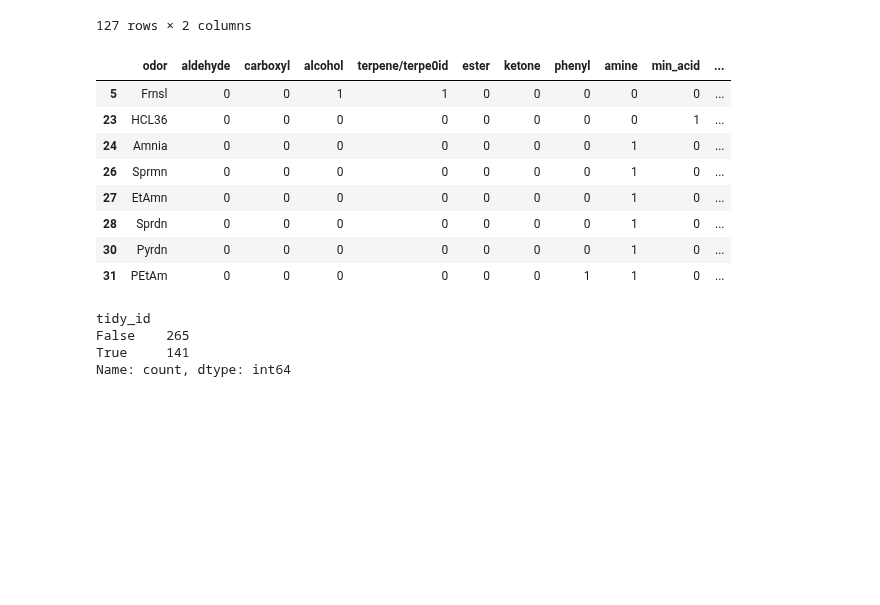
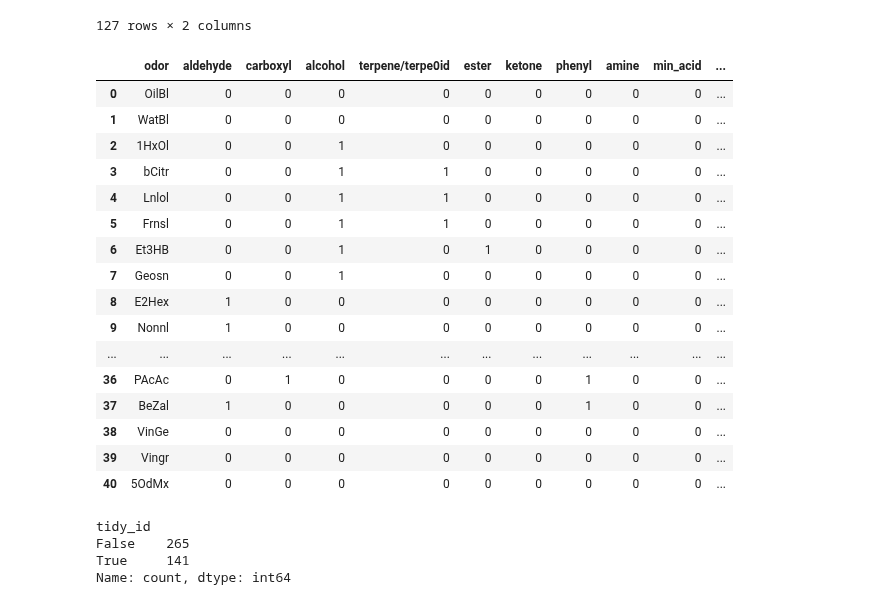
Before and after one commit to YijieYin/connectome_data_prep, a Jupyter notebook: frechter_2019_dataprep.ipynb, the cells around one changed output. Drawn from its saved outputs; the diff is of its cells as text; code cells hidden in the pictures; blank space fills up the shorter version.

```diff
--- a/frechter_2019_dataprep.ipynb
+++ b/frechter_2019_dataprep.ipynb
@@ -61,3 +63,7 @@ odourcas.head()
 | 2 | Lnlol | 78-70-6 |
 | 3 | Frnsl | 4602-84-0 |
 | 4 | E2Hex | 6728-26-3 |
+# %%
+door_odour_meta = pd.read_csv("data/DoOR/door_chemical_meta.csv", index_col=0)
+cas2name = dict(zip(door_odour_meta.CAS, door_odour_meta.Name))
+door_odour_meta
@@ -65,7 +85,7 @@ odourcas.head()
 # this maps from cas numbers to odour full names
 odour_meta = pd.read_csv("data/Frechter_2019_supp/odour_fullname.csv")
 odour_meta["CAS"] = odour_meta.CAS.str.replace(" ", "")
-odour_full_name = odour_meta.set_index("CAS")["Odorant"].to_dict()
+cas2name.update(odour_meta[odour_meta["CAS"].notnull()].set_index("CAS")["Odorant"].to_dict())
 odour_meta
 # %% [output]
 |  | Odorant | CAS |
@@ -84,27 +104,46 @@ odour_meta
 # %%
 # this maps odour abbreviations to different chemical groups
 odour_group = pd.read_csv("data/Frechter_2019_supp/elife-44590-supp5-v2.csv")
 odour_group.loc[:, ["cas"]] = odour_group.odor.map(odour_to_cas)
-odour_group.loc[:, ["full_name"]] = odour_group.cas.map(odour_full_name)
-# save
-odour_group.to_csv("data/Frechter_2019_supp/tidy/odour_meta.csv", index=False)
-# which ones have no fafb_meta information?
-odour_group[odour_group.full_name.isna()]
+odour_group.loc[:, ["full_name"]] = odour_group.cas.map(cas2name)
 # 5OdMx stands for 5 odour mix
 # Vingr: vinegar
 # VinGe: vinegar + geosmin
 # OilBl: oil blank (control)
 # WatBl: water blank (control)
+odour_group.loc[odour_group.odor == 'Vingr', 'full_name'] = 'vinegar'
+odour_group.loc[odour_group.odor == 'VinGe', 'full_name'] = 'vinegar + geosmin'
+odour_group.loc[odour_group.odor == 'OilBl', 'full_name'] = 'oil blank (control)'
+odour_group.loc[odour_group.odor == 'WatBl', 'full_name'] = 'water blank (control)'
+odour_group.loc[odour_group.odor == '5OdMx', 'full_name'] = '5 odour mix'
+
+# the following are guesses:
+odour_group.loc[odour_group.odor == "Frnsl", "full_name"] = "farnesol"
+odour_group.loc[odour_group.odor == "EtAmn", "full_name"] = "ethylamine"
+odour_group.loc[odour_group.odor == "Pyrdn", "full_name"] = "pyridine"
+
+# save
+odour_group.to_csv("data/Frechter_2019_supp/tidy/odour_meta.csv", index=False)
+# which ones have no fafb_meta information?
+odour_group
 # %% [output]
 |  | odor | aldehyde | carboxyl | alcohol | terpene/terpe0id | ester | ketone | phenyl | amine | min_acid | ... |
+| 0 | OilBl | 0 | 0 | 0 | 0 | 0 | 0 | 0 | 0 | 0 | ... |
+| 1 | WatBl | 0 | 0 | 0 | 0 | 0 | 0 | 0 | 0 | 0 | ... |
+| 2 | 1HxOl | 0 | 0 | 1 | 0 | 0 | 0 | 0 | 0 | 0 | ... |
+| 3 | bCitr | 0 | 0 | 1 | 1 | 0 | 0 | 0 | 0 | 0 | ... |
+| 4 | Lnlol | 0 | 0 | 1 | 1 | 0 | 0 | 0 | 0 | 0 | ... |
 | 5 | Frnsl | 0 | 0 | 1 | 1 | 0 | 0 | 0 | 0 | 0 | ... |
-| 23 | HCL36 | 0 | 0 | 0 | 0 | 0 | 0 | 0 | 0 | 1 | ... |
-| 24 | Amnia | 0 | 0 | 0 | 0 | 0 | 0 | 0 | 1 | 0 | ... |
-| 26 | Sprmn | 0 | 0 | 0 | 0 | 0 | 0 | 0 | 1 | 0 | ... |
-| 27 | EtAmn | 0 | 0 | 0 | 0 | 0 | 0 | 0 | 1 | 0 | ... |
-| 28 | Sprdn | 0 | 0 | 0 | 0 | 0 | 0 | 0 | 1 | 0 | ... |
-| 30 | Pyrdn | 0 | 0 | 0 | 0 | 0 | 0 | 0 | 1 | 0 | ... |
-| 31 | PEtAm | 0 | 0 | 0 | 0 | 0 | 0 | 1 | 1 | 0 | ... |
+| 6 | Et3HB | 0 | 0 | 1 | 0 | 1 | 0 | 0 | 0 | 0 | ... |
+| 7 | Geosn | 0 | 0 | 1 | 0 | 0 | 0 | 0 | 0 | 0 | ... |
+| 8 | E2Hex | 1 | 0 | 0 | 0 | 0 | 0 | 0 | 0 | 0 | ... |
+| 9 | Nonnl | 1 | 0 | 0 | 0 | 0 | 0 | 0 | 0 | 0 | ... |
+| ... | ... | ... | ... | ... | ... | ... | ... | ... | ... | ... | ... |
+| 36 | PAcAc | 0 | 1 | 0 | 0 | 0 | 0 | 1 | 0 | 0 | ... |
+| 37 | BeZal | 1 | 0 | 0 | 0 | 0 | 0 | 1 | 0 | 0 | ... |
+| 38 | VinGe | 0 | 0 | 0 | 0 | 0 | 0 | 0 | 0 | 0 | ... |
+| 39 | Vingr | 0 | 0 | 0 | 0 | 0 | 0 | 0 | 0 | 0 | ... |
+| 40 | 5OdMx | 0 | 0 | 0 | 0 | 0 | 0 | 0 | 0 | 0 | ... |
 # %%
 # how many ids in exdata is also in neuron_meta?
 exdata.tidy_id.isin(neuron_meta["id"]).value_counts()
```
Also changed, not shown: parts of 9 cells of this notebook, 2 other files.
